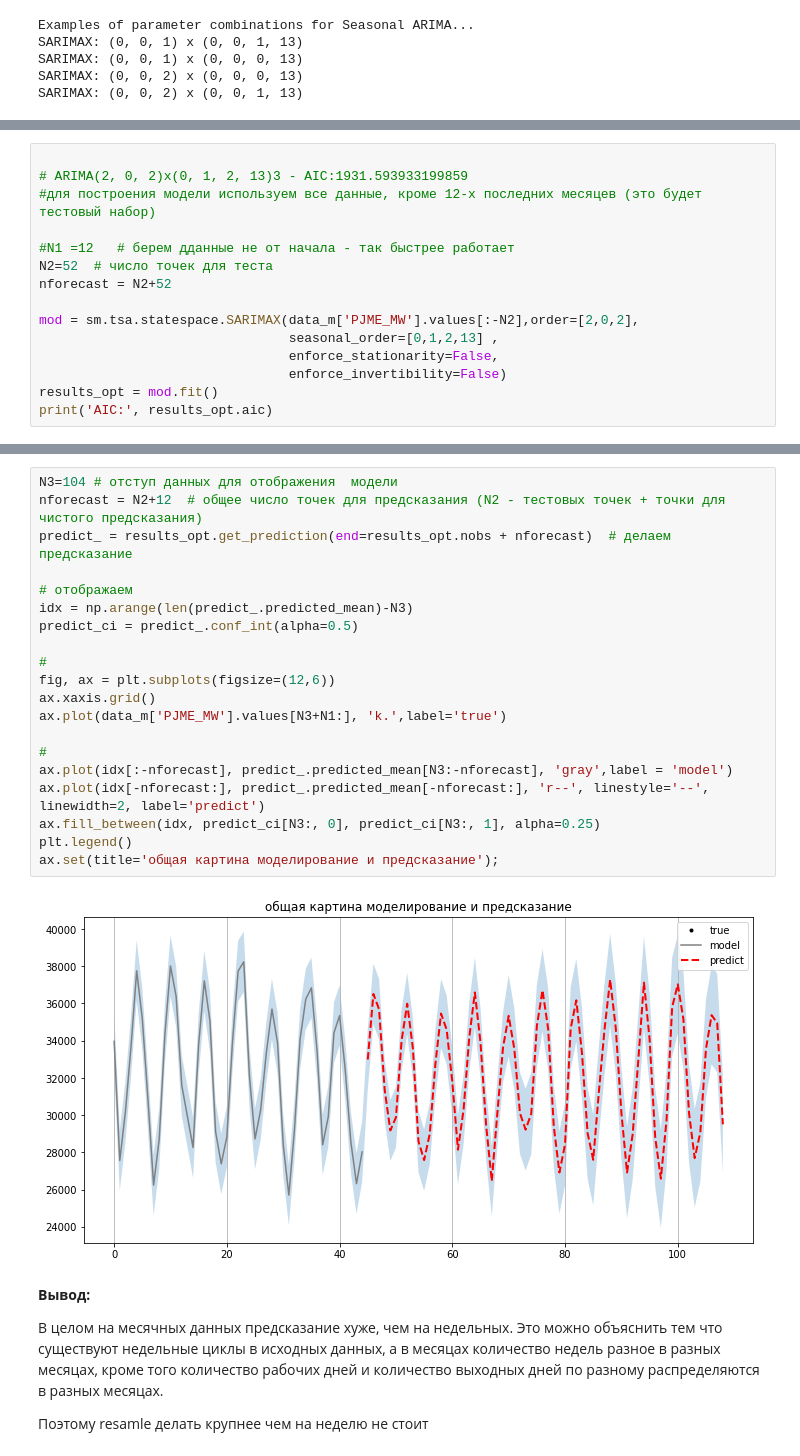
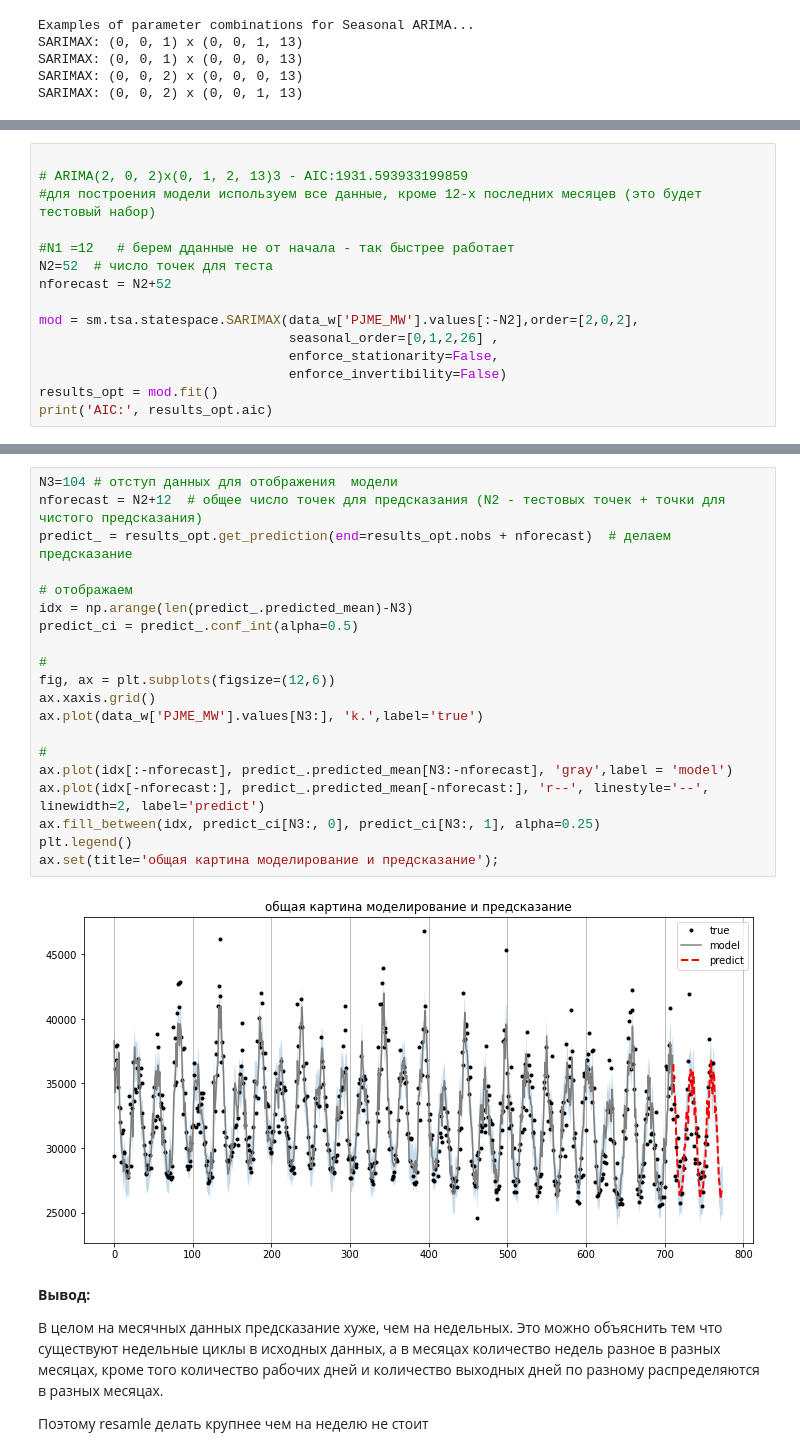
Before and after one commit to karashchuk/Time_Series, a Jupyter notebook: Time_Series_03.ipynb, the cells around one changed output, grey strips where cells are left out. Saved outputs shown, nothing was run; the diff lists cells and outputs as text.

```diff
--- a/Time_Series_03.ipynb
+++ b/Time_Series_03.ipynb
@@ -465,8 +439,8 @@ ARIMA(2, 1, 2)x(0, 1, 1, 26)3 - AIC:1713.4221394351607
 N2=52  # число точек для теста
 nforecast = N2+52
 
-mod = sm.tsa.statespace.SARIMAX(data_m['PJME_MW'].values[:-N2],order=[2,0,2],
-                                seasonal_order=[0,1,2,13] ,
+mod = sm.tsa.statespace.SARIMAX(data_w['PJME_MW'].values[:-N2],order=[2,0,2],
+                                seasonal_order=[0,1,2,26] ,
                                 enforce_stationarity=False,
                                 enforce_invertibility=False)
 results_opt = mod.fit()
@@ -498,25 +472,25 @@ plt.show()
 # %%
 N3=104 # отступ данных для отображения  модели
 nforecast = N2+12  # общее число точек для предсказания (N2 - тестовых точек + точки для чистого предсказания)
 predict_ = results_opt.get_prediction(end=results_opt.nobs + nforecast)  # делаем предсказание
 
 # отображаем
 idx = np.arange(len(predict_.predicted_mean)-N3)
 predict_ci = predict_.conf_int(alpha=0.5)
 
 #
 fig, ax = plt.subplots(figsize=(12,6))
 ax.xaxis.grid()
-ax.plot(data_m['PJME_MW'].values[N3+N1:], 'k.',label='true')
+ax.plot(data_w['PJME_MW'].values[N3:], 'k.',label='true')
 
 #
 ax.plot(idx[:-nforecast], predict_.predicted_mean[N3:-nforecast], 'gray',label = 'model')
 ax.plot(idx[-nforecast:], predict_.predicted_mean[-nforecast:], 'r--', linestyle='--', linewidth=2, label='predict')
 ax.fill_between(idx, predict_ci[N3:, 0], predict_ci[N3:, 1], alpha=0.25)
 plt.legend()
 ax.set(title='общая картина моделирование и предсказание');
 # %% [output]
-[figure, old version]
+[figure, new version]
 # %% [markdown]
 __Вывод:__
 
```
Also changed, not shown: parts of 21 cells of this notebook.
